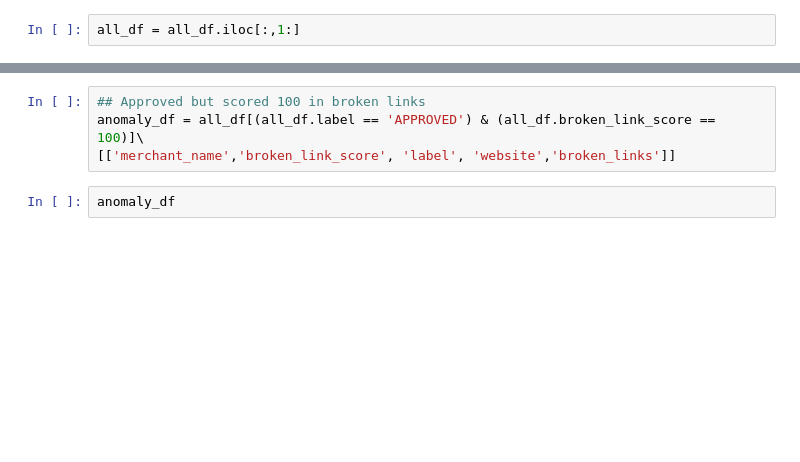
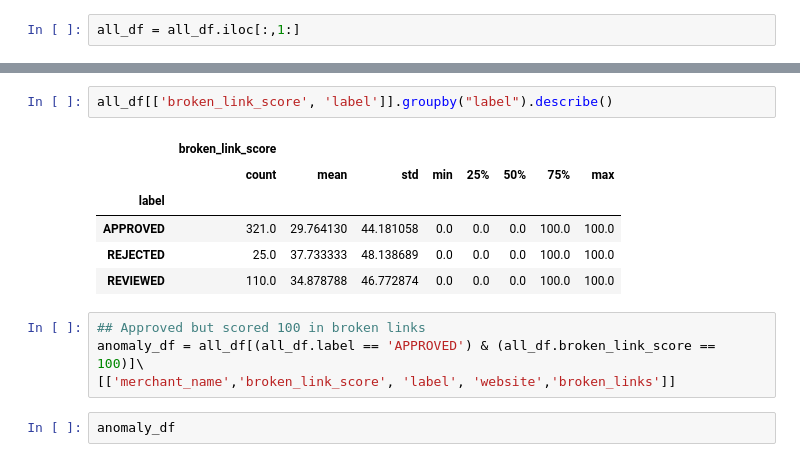
Before and after one commit to bahyhelmihp/web-crawler, a Jupyter notebook: api/datasets/Analyse Result.ipynb, the cells around one changed output, grey strips where cells are left out. Drawn from its saved outputs; the diff is of its cells as text; blank space fills up the shorter version.

```diff
--- a/api/datasets/Analyse Result.ipynb
+++ b/api/datasets/Analyse Result.ipynb
@@ -58,3 +58,12 @@ plt.show()
+# %%
+all_df[['broken_link_score', 'label']].groupby("label").describe()
+# %% [output]
+|  | broken_link_score |  |  |  |  |  |  |  |
+|  | count | mean | std | min | 25% | 50% | 75% | max |
+| label |  |  |  |  |  |  |  |  |
+| APPROVED | 321.0 | 29.764130 | 44.181058 | 0.0 | 0.0 | 0.0 | 100.0 | 100.0 |
+| REJECTED | 25.0 | 37.733333 | 48.138689 | 0.0 | 0.0 | 0.0 | 100.0 | 100.0 |
+| REVIEWED | 110.0 | 34.878788 | 46.772874 | 0.0 | 0.0 | 0.0 | 100.0 | 100.0 |
 # %%
 ## Approved but scored 100 in broken links
 anomaly_df = all_df[(all_df.label == 'APPROVED') & (all_df.broken_link_score == 100)]\
```
Also changed, not shown: parts of 10 cells of this notebook, 1 other file.
